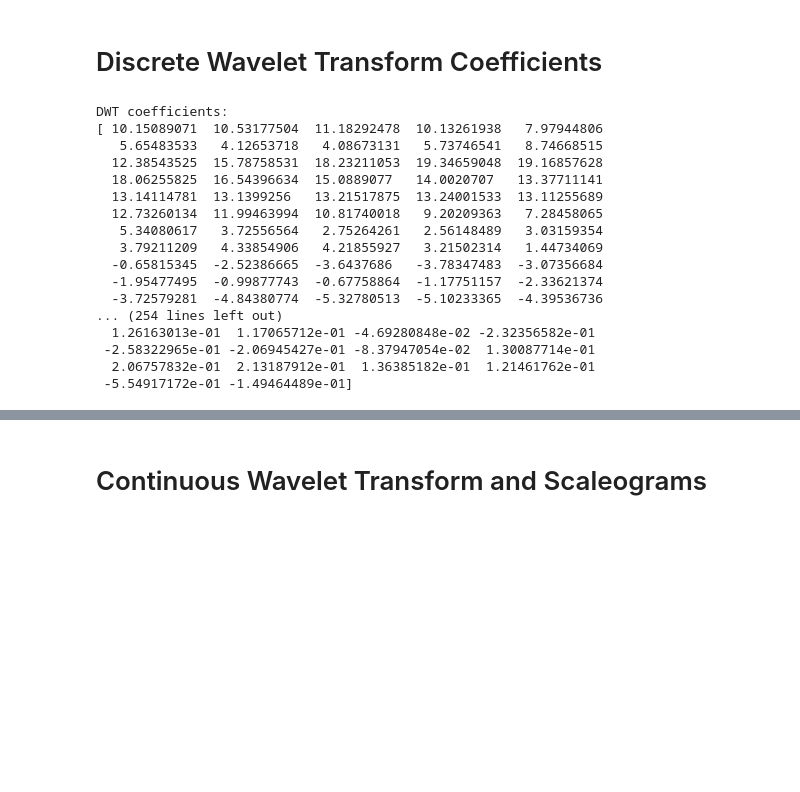
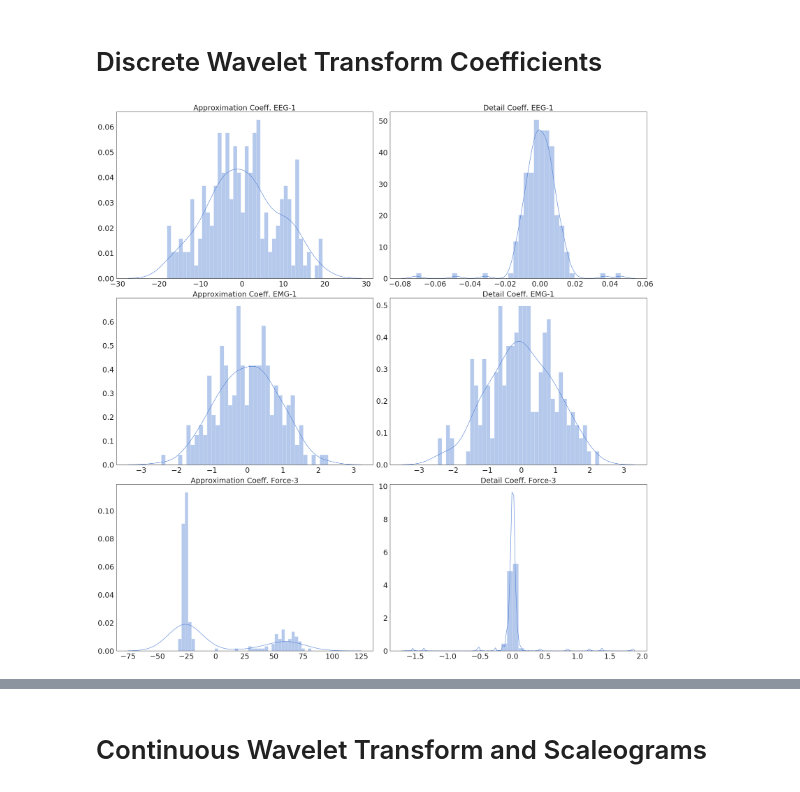
Before and after one commit to andac-demir/HapticsDynamicSystemIdentification, a Jupyter notebook: spectralAnalysis.ipynb, the cells around one changed output, grey strips where cells are left out. Cells and saved outputs as stored; diff of their text form; code cells hidden in the pictures; blank space fills up the shorter version.

```diff
--- a/spectralAnalysis.ipynb
+++ b/spectralAnalysis.ipynb
@@ -194,30 +198,32 @@ for counter, x in enumerate([eeg_signal_1, emg_signal_1, force_signal_3]):
 [figure]
 # %% [markdown]
 # Discrete Wavelet Transform Coefficients
-# %%
-(coeffs_A_eeg1, coeffs_B_eeg1) = pywt.dwt(eeg_signal_1, 'db2')
-(coeffs_A_emg1, coeffs_B_emg1) = pywt.dwt(emg_signal_1, 'db2')
-(coeffs_A_force3, coeffs_B_force3) = pywt.dwt(force_signal_3, 'db2')
-
-list_of_coeffs = [coeffs_A_eeg1, coeffs_B_eeg1, coeffs_A_emg1, coeffs_B_emg1, coeffs_A_force3, coeffs_B_force3]
-print("DWT coefficients:")
-for coeff in list_of_coeffs:
-    print(coeff)
-# %% [output]
-DWT coefficients:
-[ 10.15089071  10.53177504  11.18292478  10.13261938   7.97944806
-   5.65483533   4.12653718   4.08673131   5.73746541   8.74668515
-  12.38543525  15.78758531  18.23211053  19.34659048  19.16857628
-  18.06255825  16.54396634  15.0889077   14.0020707   13.37711141
-  13.14114781  13.1399256   13.21517875  13.24001533  13.11255689
-  12.73260134  11.99463994  10.81740018   9.20209363   7.28458065
-   5.34080617   3.72556564   2.75264261   2.56148489   3.03159354
-   3.79211209   4.33854906   4.21855927   3.21502314   1.44734069
-  -0.65815345  -2.52386665  -3.6437686   -3.78347483  -3.07356684
-  -1.95477495  -0.99877743  -0.67758864  -1.17751157  -2.33621374
-  -3.72579281  -4.84380774  -5.32780513  -5.10233365  -4.39536736
-... (254 lines left out)
-  1.26163013e-01  1.17065712e-01 -4.69280848e-02 -2.32356582e-01
- -2.58322965e-01 -2.06945427e-01 -8.37947054e-02  1.30087714e-01
-  2.06757832e-01  2.13187912e-01  1.36385182e-01  1.21461762e-01
- -5.54917172e-01 -1.49464489e-01]
+# %%
+# cA: approximation coefficients (low frquency components)
+# cD: detail coefficients (high frequency components)
+(cA_eeg1, cD_eeg1) = pywt.dwt(eeg_signal_1, 'db4')
+(cA_emg1, cD_emg1) = pywt.dwt(emg_signal_1, 'db4')
+(cA_force3, cD_force3) = pywt.dwt(force_signal_3, 'db4')
+
+list_of_coeffs = [cA_eeg1, cD_eeg1, cA_emg1, cD_emg1, cA_force3, cD_force3]
+
+# Plot a histogram and kernel density estimate of wavelet coefficients
+def hist_dwtCoeffs(list_of_coeffs):
+    sns.set(style="white", palette="muted", color_codes=True)
+    fig, axes = plt.subplots(3, 2, figsize=(32,32), sharex=False)
+    for i, coeffs in enumerate(list_of_coeffs):
+        sns.distplot(coeffs, bins=40, ax=axes[floor(i/2), i%2])
+        axes[floor(i/2), i%2].tick_params(axis='both', which='major', labelsize=30)
+
+    axes[0, 0].set_title('Approximation Coeff. EEG-1', fontsize=30)
+    axes[0, 1].set_title('Detail Coeff. EEG-1', fontsize=30)
+    axes[1, 0].set_title('Approximation Coeff. EMG-1', fontsize=30)
+    axes[1, 1].set_title('Detail Coeff. EMG-1', fontsize=30)
+    axes[2, 0].set_title('Approximation Coeff. Force-3', fontsize=30)
+    axes[2, 1].set_title('Detail Coeff. Force-3', fontsize=30)
+
+    plt.tight_layout()
+
+hist_dwtCoeffs(list_of_coeffs)
+# %% [output]
+[figure, added]
```
Also changed, not shown: parts of 11 cells of this notebook.
